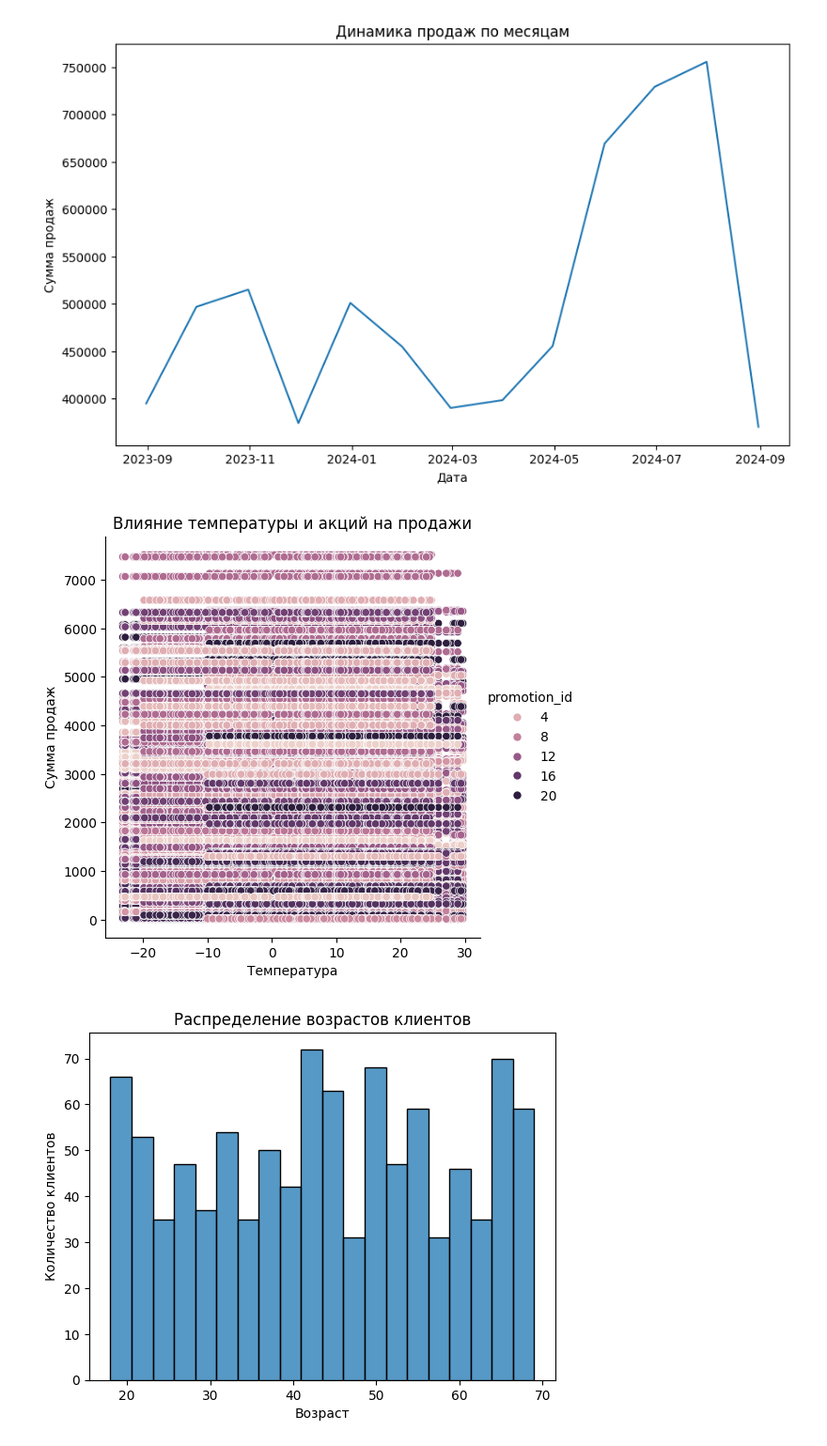
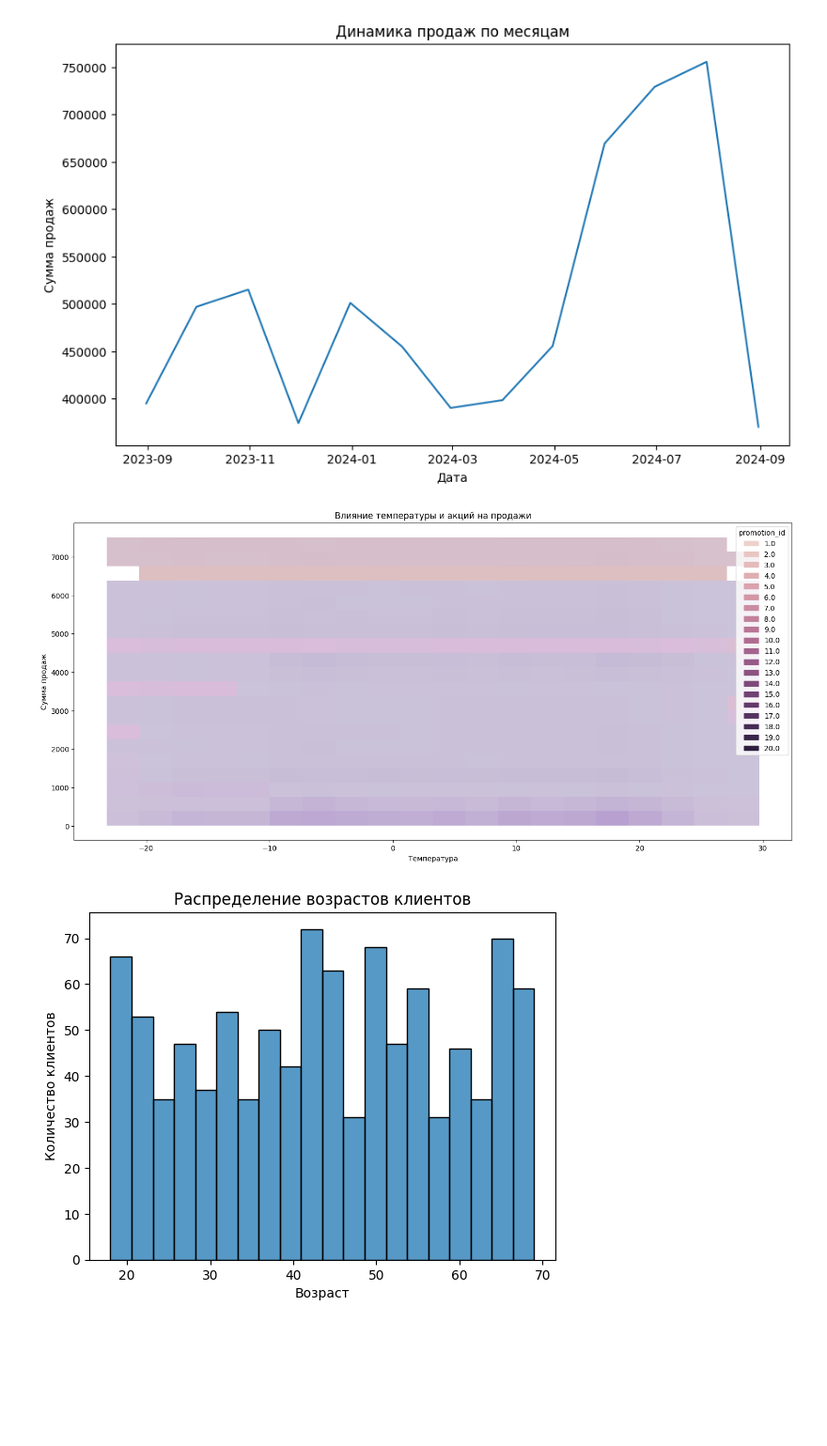
Before and after one commit to sapozhnikovk/da_final, a Jupyter notebook: DA_final_work.ipynb, the cells around one changed output. Shown at 94% size. Saved outputs shown, nothing was run; the diff lists cells and outputs as text; code cells hidden in the pictures; blank space fills up the shorter version.

```diff
--- a/DA_final_work.ipynb
+++ b/DA_final_work.ipynb
@@ -476,14 +477,14 @@ plt.show()
 [figure]
 # %%
 # Влияние погоды и акций на продажи
-
-sns.relplot(data=merged_orders_weather_promo, x="temperature", y="order_amount", hue="promotion_id")
+plt.figure(figsize=(18, 8))
+sns.histplot(data=merged_orders_weather_promo, x="temperature", y="order_amount", hue="promotion_id", bins=20)
 plt.title('Влияние температуры и акций на продажи')
 plt.xlabel('Температура')
 plt.ylabel('Сумма продаж')
 plt.show()
 # %% [output]
-[figure, old version]
+[figure, new version]
 # %%
 #Распределение возрастов клиентов
 sns.histplot(data=customers, x='age', bins=20)
```
Also changed, not shown: parts of 9 cells of this notebook, 5 other files.
